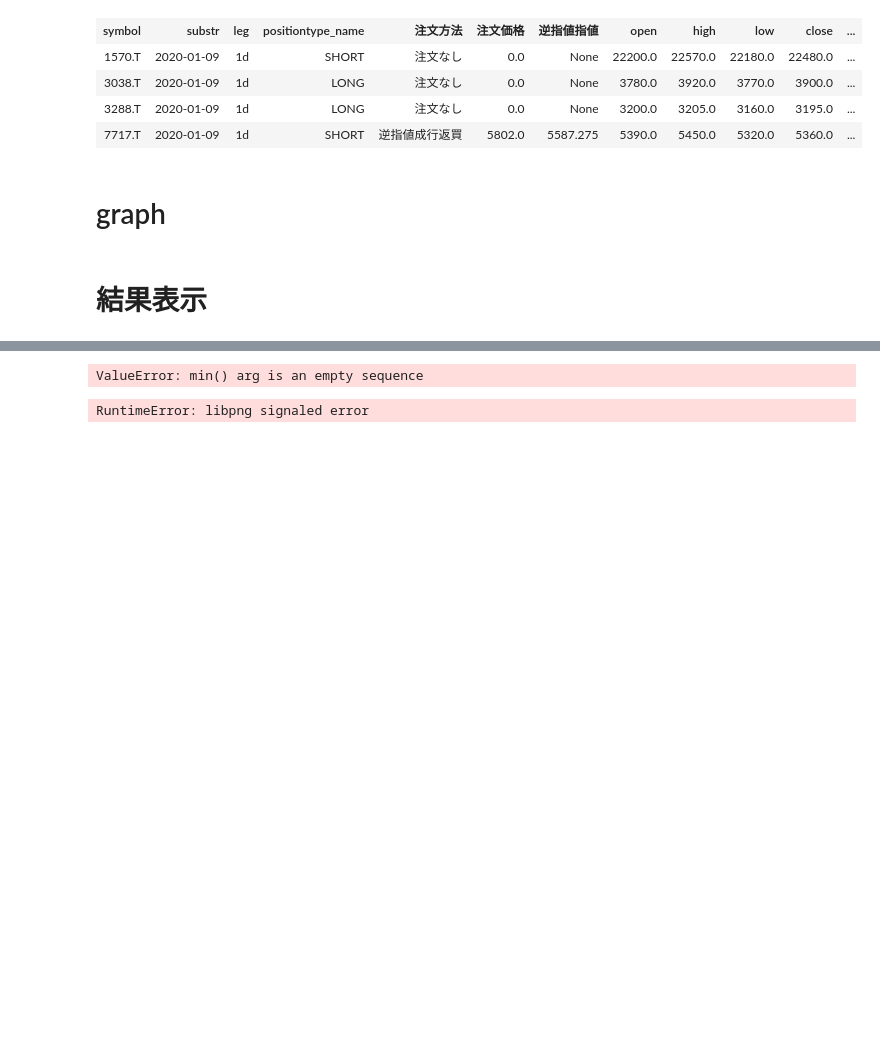
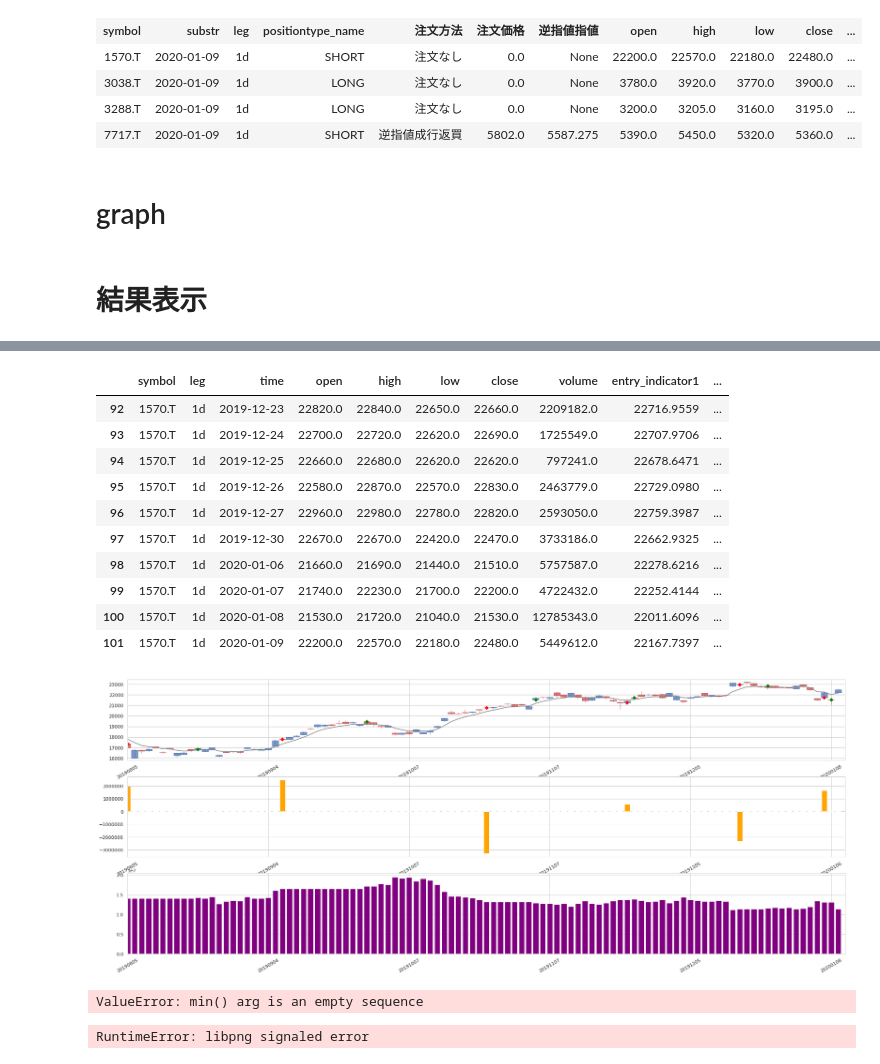
Before and after one commit to tranducquy/lii3ra, a Jupyter notebook: jupyter/swing_trading-20200109.ipynb, the cells around one changed output, grey strips where cells are left out. Cells and saved outputs as stored; diff of their text form; code cells hidden in the pictures; blank space fills up the shorter version.

```diff
--- a/jupyter/swing_trading-20200109.ipynb
+++ b/jupyter/swing_trading-20200109.ipynb
@@ -556,2 +560,20 @@ df.tail(10)
+# %%
+symbol="1570.T"
+df = pd.read_sql(query.format(symbol,start_date,end_date), conn)
+draw_backtest_history(df, df['low'].min()-200, df['high'].max()+200)
+df.tail(10)
+# %% [output]
+|  | symbol | leg | time | open | high | low | close | volume | entry_indicator1 | ... |
+| 92 | 1570.T | 1d | 2019-12-23 | 22820.0 | 22840.0 | 22650.0 | 22660.0 | 2209182.0 | 22716.9559 | ... |
+| 93 | 1570.T | 1d | 2019-12-24 | 22700.0 | 22720.0 | 22620.0 | 22690.0 | 1725549.0 | 22707.9706 | ... |
+| 94 | 1570.T | 1d | 2019-12-25 | 22660.0 | 22680.0 | 22620.0 | 22620.0 | 797241.0 | 22678.6471 | ... |
+| 95 | 1570.T | 1d | 2019-12-26 | 22580.0 | 22870.0 | 22570.0 | 22830.0 | 2463779.0 | 22729.0980 | ... |
+| 96 | 1570.T | 1d | 2019-12-27 | 22960.0 | 22980.0 | 22780.0 | 22820.0 | 2593050.0 | 22759.3987 | ... |
+| 97 | 1570.T | 1d | 2019-12-30 | 22670.0 | 22670.0 | 22420.0 | 22470.0 | 3733186.0 | 22662.9325 | ... |
+| 98 | 1570.T | 1d | 2020-01-06 | 21660.0 | 21690.0 | 21440.0 | 21510.0 | 5757587.0 | 22278.6216 | ... |
+| 99 | 1570.T | 1d | 2020-01-07 | 21740.0 | 22230.0 | 21700.0 | 22200.0 | 4722432.0 | 22252.4144 | ... |
+| 100 | 1570.T | 1d | 2020-01-08 | 21530.0 | 21720.0 | 21040.0 | 21530.0 | 12785343.0 | 22011.6096 | ... |
+| 101 | 1570.T | 1d | 2020-01-09 | 22200.0 | 22570.0 | 22180.0 | 22480.0 | 5449612.0 | 22167.7397 | ... |
+[figure, added]
 # %%
 symbol="^N225"
```
Also changed, not shown: parts of 15 cells of this notebook.
